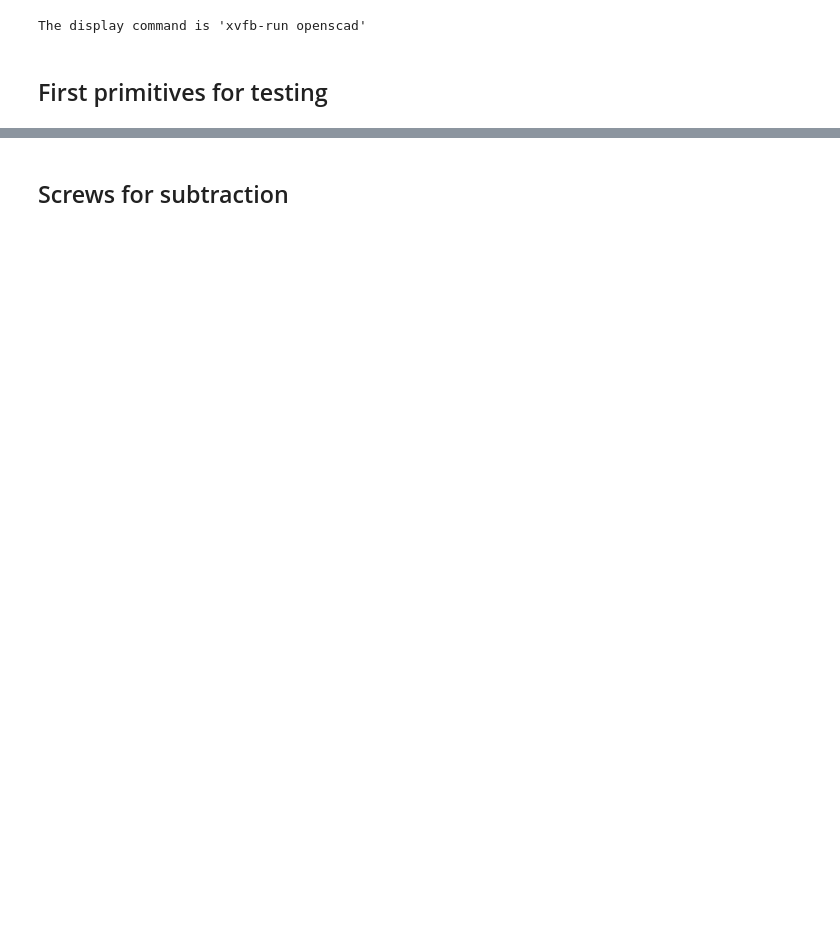
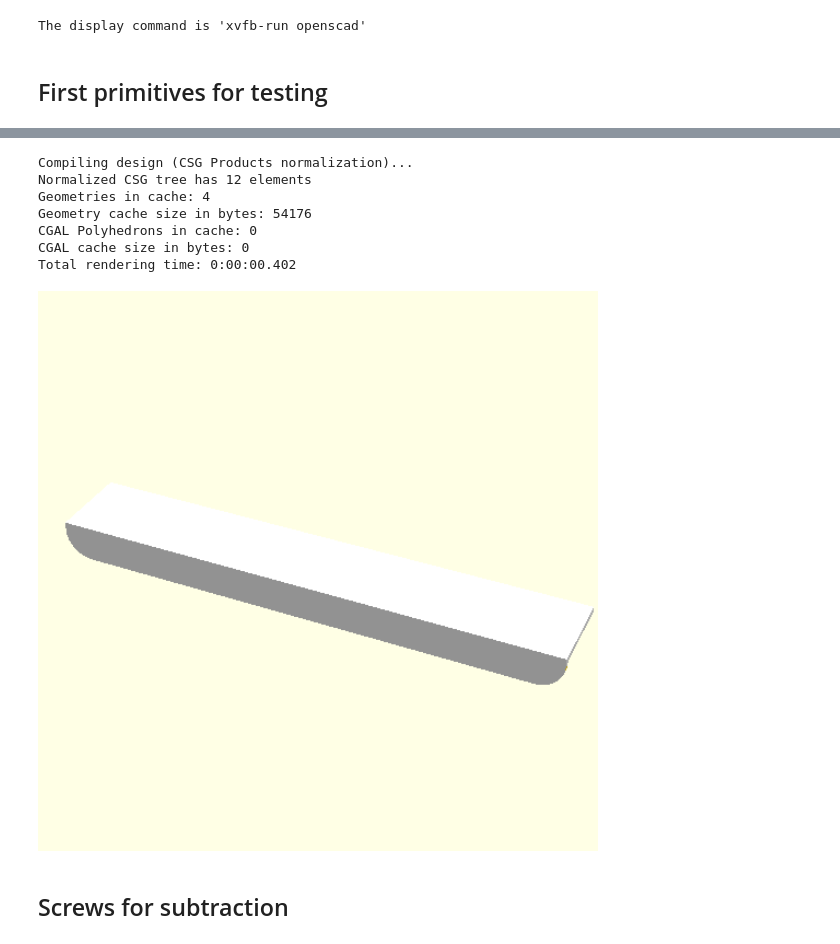
Before and after one commit to donnels/jupyter-openscad-aarch64, a Jupyter notebook: 3d-projects/dummy-strike-plate.ipynb, the cells around one changed output, grey strips where cells are left out. Drawn from its saved outputs; the diff is of its cells as text; code cells hidden in the pictures; blank space fills up the shorter version.

Commit message:
strikeplate updates

```diff
--- a/3d-projects/dummy-strike-plate.ipynb
+++ b/3d-projects/dummy-strike-plate.ipynb
@@ -11,5 +11,6 @@ $fn=100;
 SPlength=170;
 SPwidth=28;
 SPmaterialStrength=2;
+offset=-10;
 ;
 # %% [output]
@@ -46,3 +85,19 @@ Total rendering time: 0:00:00.154
+# %%
+%%display
+difference() {
+    strikePlate();
+    translate([0,0,offset]) cornerShaperL();
+    translate([SPlength-cornerRad,-.1,offset]) cornerShaperR();
+}
+# %% [output]
+Compiling design (CSG Products normalization)...
+Normalized CSG tree has 12 elements
+Geometries in cache: 4
+Geometry cache size in bytes: 54176
+CGAL Polyhedrons in cache: 0
+CGAL cache size in bytes: 0
+Total rendering time: 0:00:00.402
+[figure, added]
 # %% [markdown]
 ## Screws for subtraction
 # %%
```
Also changed, not shown: parts of 11 cells of this notebook, 6 other files.
